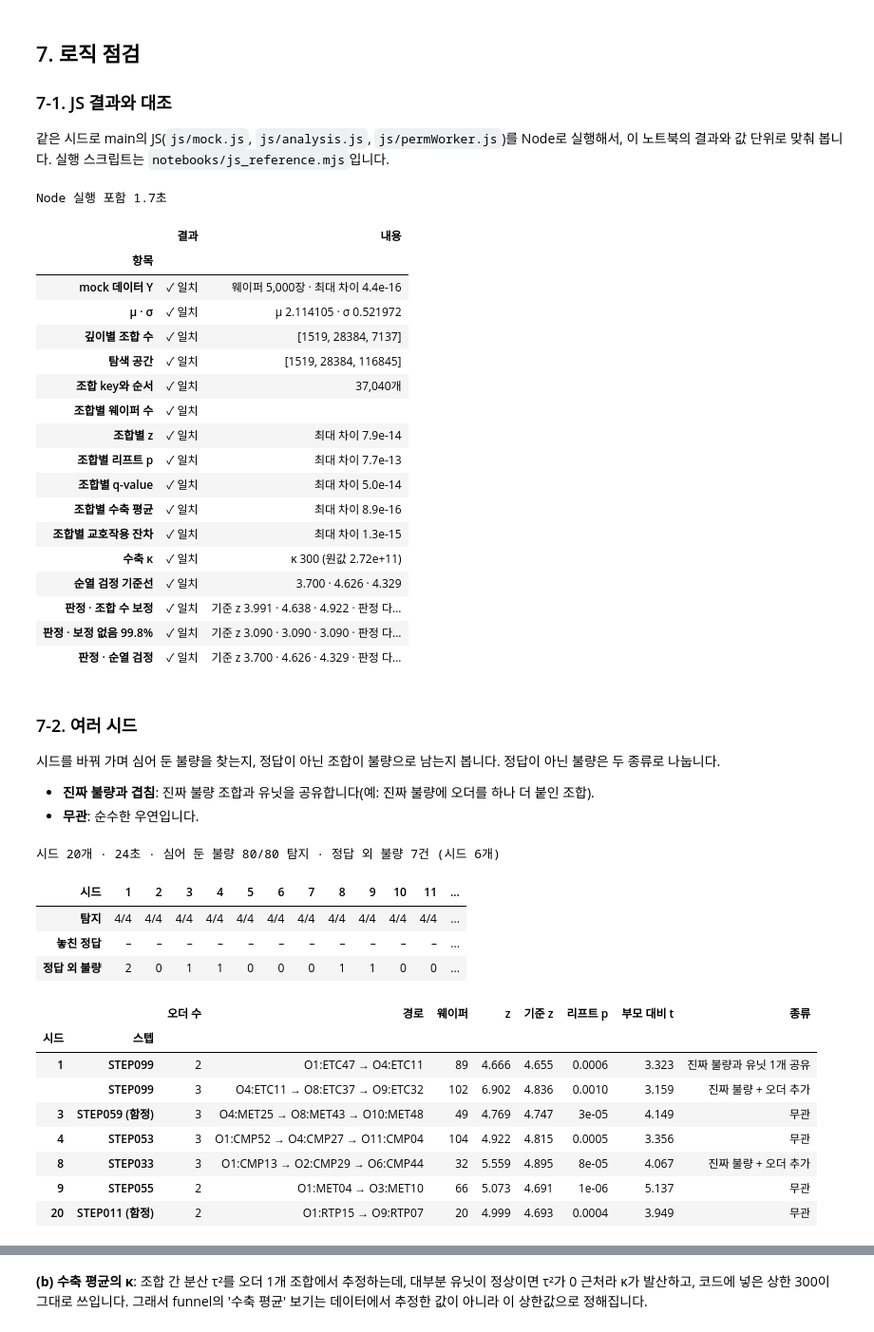
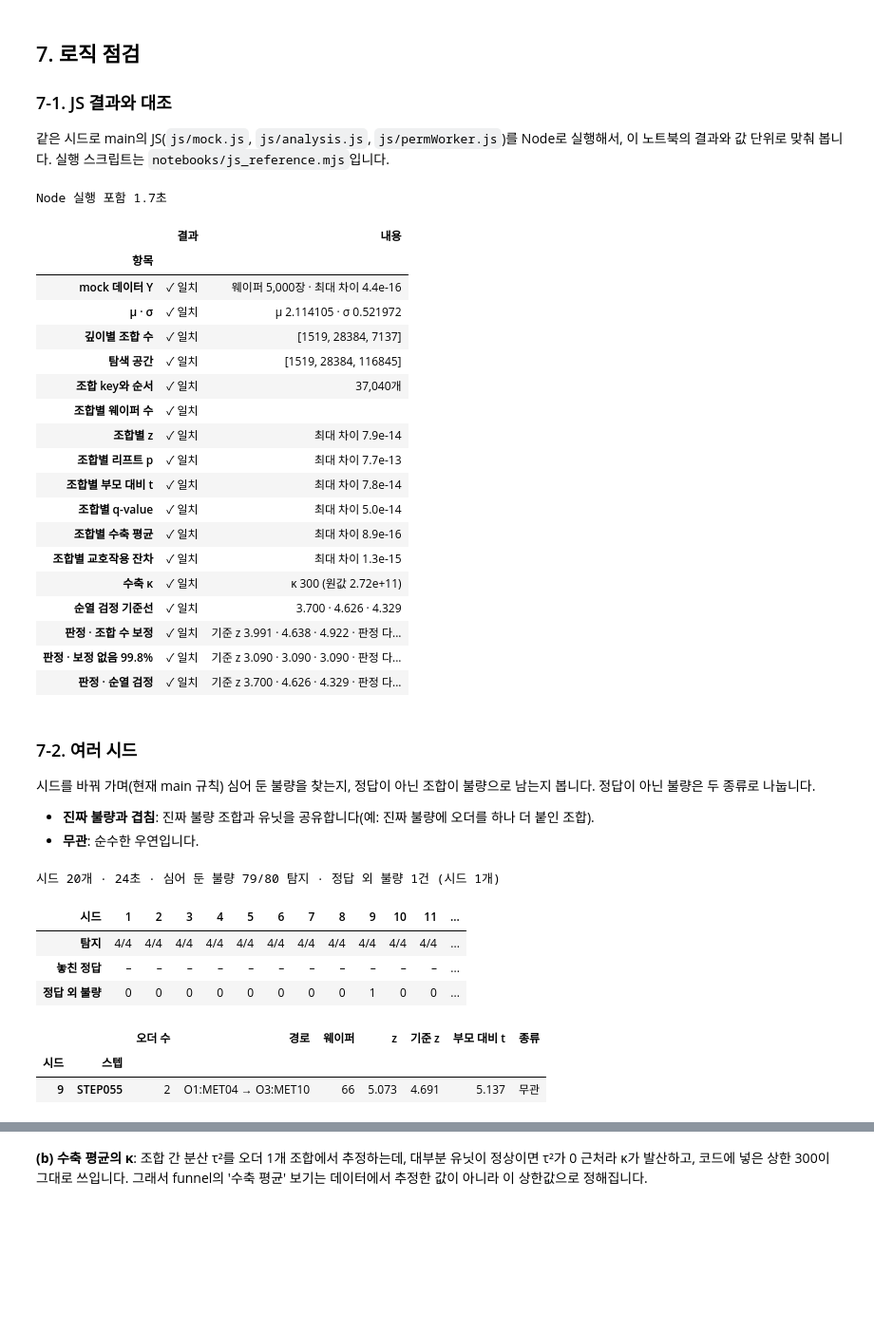
Before and after one commit to mikebbang/edu_claude, a Jupyter notebook: notebooks/funnel_check.ipynb, the cells around one changed output, grey strips where cells are left out. Shown at 95% size. Drawn from its saved outputs; the diff is of its cells as text; code cells hidden in the pictures; blank space fills up the shorter version.

```diff
--- a/notebooks/funnel_check.ipynb
+++ b/notebooks/funnel_check.ipynb
@@ -892,8 +892,8 @@ def thresholds(res, method='bonf', perm_z=None):
     return z
 
 
-def classify(res, zk, lift_rule='p'):
-    """lift_rule 'p'는 main과 같음(리프트 p < 0.001). 'z'는 7-3 개선안: 부모 대비 Welch t도 보정 기준 z를 넘어야 불량"""
+def classify(res, zk, lift_rule='z'):
+    """lift_rule 'z'가 현재 main: 부모 대비 Welch t도 기준 z를 넘어야 불량. 'p'는 이전 규칙(리프트 p < 0.001), 7-3 비교용"""
     combos, z_one = res['combos'], res['z_one']
     for c in combos:
         c['over'] = c['z'] > zk[c['k']]
@@ -1029,8 +1029,8 @@ print(f"[{ENV_LABEL[ENV]}] 조합 {len(res['combos']):,} › 99.8% 이탈 {res['
 C_ = res['combos']
 inv = {
     '불량은 모두 기준 z를 넘음': all(c['z'] > zk[c['k']] for c in C_ if c['status'] == 'bad'),
-    '오더 2개 이상 불량은 리프트 p < 0.001': all(c['lift_p'] < LIFT_ALPHA for c in C_ if c['status'] == 'bad' and c['k'] >= 2),
-    '상속은 기준을 넘고 리프트 p ≥ 0.001': all(c['over'] and c['lift_p'] >= LIFT_ALPHA for c in C_ if c['status'] == 'inherited'),
+    '오더 2개 이상 불량은 부모 대비 t > 기준 z': all(c['lift_t'] > zk[c['k']] for c in C_ if c['status'] == 'bad' and c['k'] >= 2),
+    '상속은 기준을 넘고 부모 대비 t ≤ 기준 z': all(c['over'] and c['lift_t'] <= zk[c['k']] for c in C_ if c['status'] == 'inherited'),
     '하위 기인은 원인 조합이 불량(또는 하위 기인)이고 부분집합': all(
         C_[c['explained_by']]['status'] in ('bad', 'explained') and set(c['items']) < set(C_[c['explained_by']]['items'])
         for c in C_ if c['status'] == 'explained'),
@@ -1482,7 +1483,7 @@ def show_detail(c):
     st = steps[c['step']]
     d = c['mean'] - res['mu']
     badges = [(c['z'] > Z998, '99.8% 범위 밖'), (c['over'], '보정 기준 밖'),
-              (c['lift_p'] < LIFT_ALPHA, '오더 하나 뺀 경로보다 높음') if c['k'] >= 2 else (True, '단일 유닛'),
+              (c['lift_t'] > zk[c['k']], '오더 하나 뺀 경로보다 높음') if c['k'] >= 2 else (True, '단일 유닛'),
               (c['status'] != 'explained', '최소 원인 단위')]
     print(f"■ {st['name']} · {st['proc']} · 오더 {len(st['seqs'])}개 중 {c['k']}개 경로 · {STATUS_LABEL[c['status']]}")
     print(f"  경로  {path_label(st, c['items'])}")
@@ -1578,7 +1579,8 @@ else:
     jc = js['combos']
     row('조합 key와 순서', [c[0] for c in jc] == [c['key'] for c in res['combos']], f'{len(jc):,}개')
     row('조합별 웨이퍼 수', [c[1] for c in jc] == [c['n'] for c in res['combos']])
-    for name, j, key in (('z', 2, 'z'), ('리프트 p', 3, 'lift_p'), ('q-value', 4, 'q'), ('수축 평균', 5, 'shrunk'), ('교호작용 잔차', 6, 'resid')):
+    for name, j, key in (('z', 2, 'z'), ('리프트 p', 3, 'lift_p'), ('부모 대비 t', 4, 'lift_t'), ('q-value', 5, 'q'),
+                         ('수축 평균', 6, 'shrunk'), ('교호작용 잔차', 7, 'resid')):
         ok, dev = close([c[j] for c in jc], [c[key] for c in res['combos']])
         row(f'조합별 {name}', ok, f'최대 차이 {dev:.1e}')
     ok, dev = close([js['kappa'], js['kappaRaw']], [res['kappa'], res['kappa_raw']])
@@ -1606,6 +1608,7 @@ Node 실행 포함 1.7초
 | 조합별 웨이퍼 수 | ✓ 일치 |  |
 | 조합별 z | ✓ 일치 | 최대 차이 7.9e-14 |
 | 조합별 리프트 p | ✓ 일치 | 최대 차이 7.7e-13 |
+| 조합별 부모 대비 t | ✓ 일치 | 최대 차이 7.8e-14 |
 | 조합별 q-value | ✓ 일치 | 최대 차이 5.0e-14 |
 | 조합별 수축 평균 | ✓ 일치 | 최대 차이 8.9e-16 |
 | 조합별 교호작용 잔차 | ✓ 일치 | 최대 차이 1.3e-15 |
@@ -1616,7 +1619,7 @@ Node 실행 포함 1.7초
 | 판정 · 순열 검정 | ✓ 일치 | 기준 z 3.700 · 4.626 · 4.329 · 판정 다... |
 # %% [markdown]
 ### 7-2. 여러 시드
-시드를 바꿔 가며 심어 둔 불량을 찾는지, 정답이 아닌 조합이 불량으로 남는지 봅니다. 정답이 아닌 불량은 두 종류로 나눕니다.
+시드를 바꿔 가며(현재 main 규칙) 심어 둔 불량을 찾는지, 정답이 아닌 조합이 불량으로 남는지 봅니다. 정답이 아닌 불량은 두 종류로 나눕니다.
 - **진짜 불량과 겹침**: 진짜 불량 조합과 유닛을 공유합니다(예: 진짜 불량에 오더를 하나 더 붙인 조합).
 - **무관**: 순수한 우연입니다.
 # %%
@@ -1645,54 +1648,48 @@ def fp_kind(d, c):
         return '무관'
     shared = len(set(c['items']) & set(e['items']))
     return '진짜 불량 + 오더 추가' if shared == len(e['items']) else f'진짜 불량과 유닛 {shared}개 공유'
 
 
 t0 = time.perf_counter()
-seed_rows, fp_rows, lift_rows, strict_rows = [], [], [], []
+seed_rows, fp_rows, lift_rows, old_rows = [], [], [], []
 for sd_ in CHECK_SEEDS:
     d, r, z = run_seed(sd_)
     tk = truth_keys(d)
     tc = truth_check(d, r)
     fps = [c for c in r['combos'] if c['status'] == 'bad' and c['key'] not in tk]
     for c in fps:
         st = d['steps'][c['step']]
         fp_rows.append({'시드': sd_, '스텝': st['name'] + (' (함정)' if st['decoy'] else ''), '오더 수': c['k'],
                         '경로': path_label(st, c['items']), '웨이퍼': c['n'], 'z': c['z'], '기준 z': z[c['k']],
-                        '리프트 p': fmt_p(c['lift_p']), '부모 대비 t': c['lift_t'], '종류': fp_kind(d, c)})
-    # 리프트 검정을 받은 '겹치는 조합': 진짜 불량과 유닛을 공유하고(진짜 불량의 부분 조합은 제외) 기준을 넘은 조합
+                        '부모 대비 t': c['lift_t'], '종류': fp_kind(d, c)})
+    seed_rows.append({'시드': sd_, '탐지': f"{sum(t['status'] == 'bad' for t in tc)}/4",
+                      '놓친 정답': ', '.join(TYPE_LABEL[t['effect']['type']] for t in tc if t['status'] != 'bad') or '–',
+                      '정답 외 불량': len(fps)})
+    # 7-3 비교용: 이전 규칙(리프트 p < 0.001)으로 다시 판정
+    classify(r, z, lift_rule='p')
+    ofp = [c for c in r['combos'] if c['status'] == 'bad' and c['key'] not in tk]
+    old_rows.append((sum(t['combo'] is not None and t['combo']['status'] == 'bad' for t in tc),
+                     sum(fp_kind(d, c) != '무관' for c in ofp), sum(fp_kind(d, c) == '무관' for c in ofp)))
+    # 이전 규칙에서 리프트 검정을 받은 '겹치는 조합': 진짜 불량과 유닛을 공유하고(진짜 불량의 부분 조합은 제외) 기준을 넘은 조합
     at_risk = [c for c in r['combos'] if c['k'] >= 2 and c['over'] and c['key'] not in tk and (e := shared_effect(d, c))
                and not set(c['items']) < set(e['items'])]
     lift_rows.append((len(at_risk), sum(c['status'] == 'bad' for c in at_risk)))
-    seed_rows.append({'시드': sd_, '탐지': f"{sum(t['status'] == 'bad' for t in tc)}/4",
-                      '놓친 정답': ', '.join(TYPE_LABEL[t['effect']['type']] for t in tc if t['status'] != 'bad') or '–',
-                      '정답 외 불량': len(fps)})
-    # 7-3 개선안: 부모 대비 기준도 보정 z로 올려서 다시 판정
-    classify(r, z, lift_rule='z')
-    sfp = [c for c in r['combos'] if c['status'] == 'bad' and c['key'] not in tk]
-    strict_rows.append((sum(t['combo'] is not None and t['combo']['status'] == 'bad' for t in tc),
-                        sum(fp_kind(d, c) != '무관' for c in sfp), sum(fp_kind(d, c) == '무관' for c in sfp)))
 fp_df = pd.DataFrame(fp_rows)
 seed_df = pd.DataFrame(seed_rows).set_index('시드')
 hits = sum(int(s.split('/')[0]) for s in seed_df['탐지'])
 print(f'시드 {len(seed_df)}개 · {time.perf_counter() - t0:.0f}초 · 심어 둔 불량 {hits}/{4 * len(seed_df)} 탐지 · '
       f'정답 외 불량 {len(fp_df)}건 (시드 {(seed_df["정답 외 불량"] > 0).sum()}개)')
 display(seed_df.T)
 if len(fp_df):
     display(fp_df.set_index(['시드', '스텝']))
 # %% [output]
-시드 20개 · 24초 · 심어 둔 불량 80/80 탐지 · 정답 외 불량 7건 (시드 6개)
+시드 20개 · 24초 · 심어 둔 불량 79/80 탐지 · 정답 외 불량 1건 (시드 1개)
 | 시드 | 1 | 2 | 3 | 4 | 5 | 6 | 7 | 8 | 9 | 10 | 11 | ... |
 | 탐지 | 4/4 | 4/4 | 4/4 | 4/4 | 4/4 | 4/4 | 4/4 | 4/4 | 4/4 | 4/4 | 4/4 | ... |
 | 놓친 정답 | – | – | – | – | – | – | – | – | – | – | – | ... |
-| 정답 외 불량 | 2 | 0 | 1 | 1 | 0 | 0 | 0 | 1 | 1 | 0 | 0 | ... |
+| 정답 외 불량 | 0 | 0 | 0 | 0 | 0 | 0 | 0 | 0 | 1 | 0 | 0 | ... |
-|  |  | 오더 수 | 경로 | 웨이퍼 | z | 기준 z | 리프트 p | 부모 대비 t | 종류 |
-| 시드 | 스텝 |  |  |  |  |  |  |  |  |
-| 1 | STEP099 | 2 | O1:ETC47 → O4:ETC11 | 89 | 4.666 | 4.655 | 0.0006 | 3.323 | 진짜 불량과 유닛 1개 공유 |
-|  | STEP099 | 3 | O4:ETC11 → O8:ETC37 → O9:ETC32 | 102 | 6.902 | 4.836 | 0.0010 | 3.159 | 진짜 불량 + 오더 추가 |
-| 3 | STEP059 (함정) | 3 | O4:MET25 → O8:MET43 → O10:MET48 | 49 | 4.769 | 4.747 | 3e-05 | 4.149 | 무관 |
-| 4 | STEP053 | 3 | O1:CMP52 → O4:CMP27 → O11:CMP04 | 104 | 4.922 | 4.815 | 0.0005 | 3.356 | 무관 |
-| 8 | STEP033 | 3 | O1:CMP13 → O2:CMP29 → O6:CMP44 | 32 | 5.559 | 4.895 | 8e-05 | 4.067 | 진짜 불량 + 오더 추가 |
-| 9 | STEP055 | 2 | O1:MET04 → O3:MET10 | 66 | 5.073 | 4.691 | 1e-06 | 5.137 | 무관 |
-| 20 | STEP011 (함정) | 2 | O1:RTP15 → O9:RTP07 | 20 | 4.999 | 4.693 | 0.0004 | 3.949 | 무관 |
+|  |  | 오더 수 | 경로 | 웨이퍼 | z | 기준 z | 부모 대비 t | 종류 |
+| 시드 | 스텝 |  |  |  |  |  |  |  |
+| 9 | STEP055 | 2 | O1:MET04 → O3:MET10 | 66 | 5.073 | 4.691 | 5.137 | 무관 |
 # %% [markdown]
 ### 7-3. 알려진 약점
```
Also changed, not shown: parts of 12 cells of this notebook, 5 other files.
